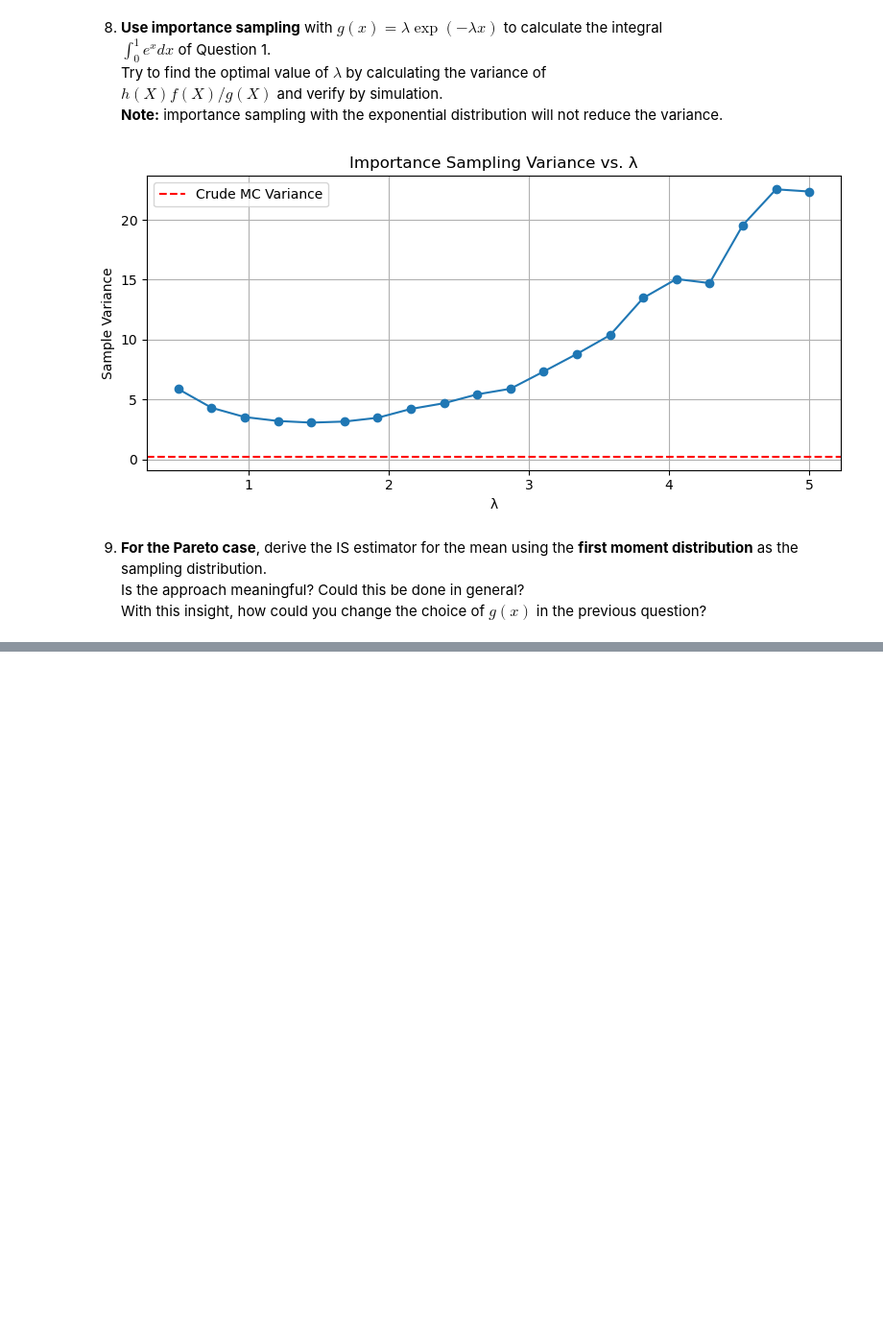
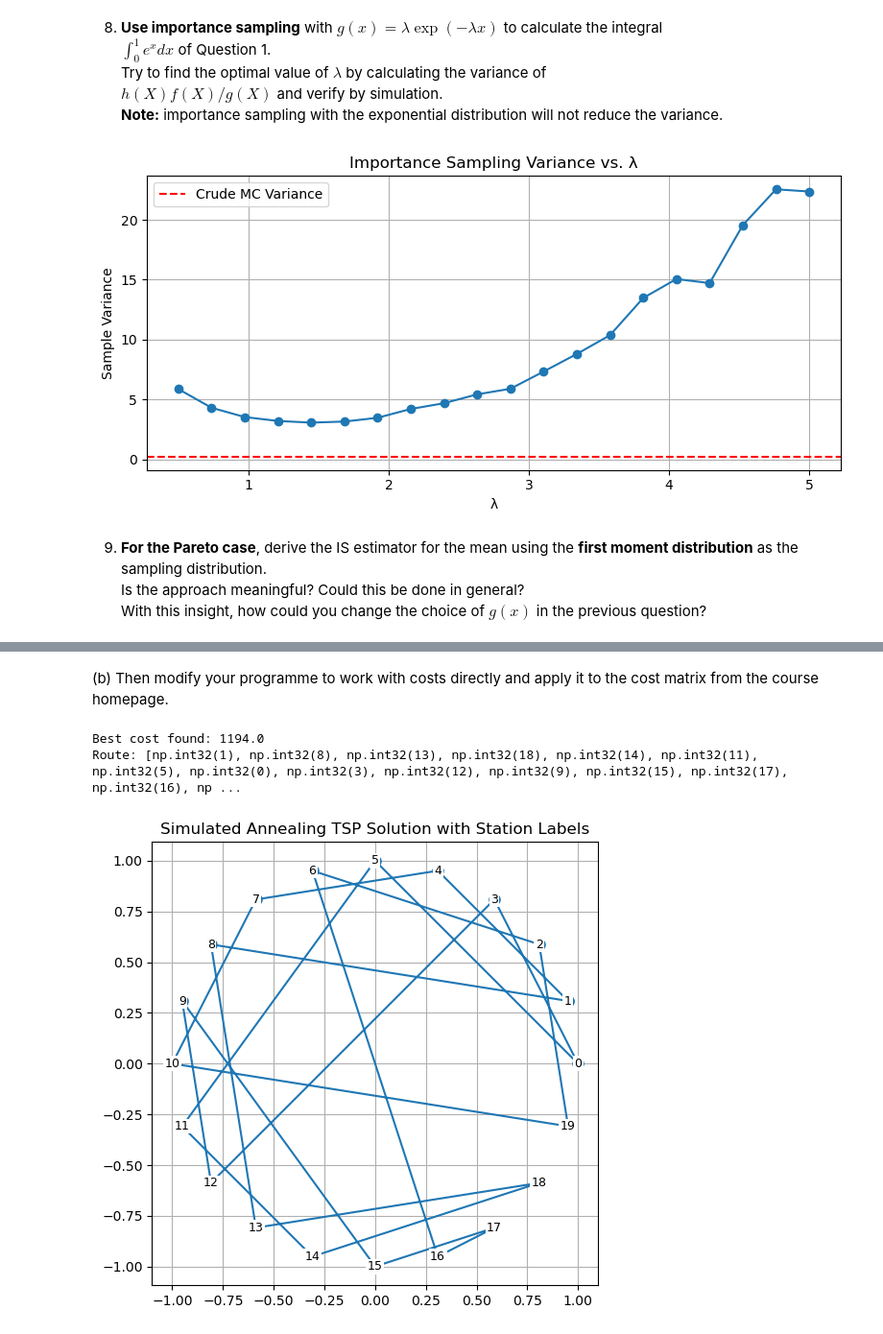
Before and after one commit to rikkeals/Stochastic_Simulation, a Jupyter notebook: Exercises.ipynb, the cells around one changed output, grey strips where cells are left out. Shown at 96% size. Saved outputs shown, nothing was run; the diff lists cells and outputs as text; code cells hidden in the pictures; blank space fills up the shorter version.

```diff
--- a/Exercises.ipynb
+++ b/Exercises.ipynb
@@ -1877,0 +1958,80 @@ plt.show()
+# %% [markdown]
+ (b) Then modify your programme to work with costs directly and apply it to the cost matrix from the course homepage.
+# %%
+import numpy as np
+import random
+import matplotlib.pyplot as plt
+
+random.seed(237)
+np.random.seed(237)
+
+
+# Load cost matrix from CSV
+cost_matrix = np.loadtxt(r'C:\Users\rikke\OneDrive - Danmarks Tekniske Universitet\Universitet\Kandidat - MMC\Stochastic Simulation\cost.csv', delimiter=',')
+
+def total_cost(route, cost_matrix):
+    cost = 0
+    for i in range(len(route)):
+        cost += cost_matrix[route[i], route[(i + 1) % len(route)]]
+    return cost
+
+def swap_two(route):
+    i, j = random.sample(range(len(route)), 2)
+    new_route = route.copy()
+    new_route[i], new_route[j] = new_route[j], new_route[i]
+    return new_route
+
+def simulated_annealing_cost(cost_matrix, iterations=10000):
+    n = cost_matrix.shape[0]
+    current_route = list(np.random.permutation(n))
+    current_cost = total_cost(current_route, cost_matrix)
+    best_route, best_cost = current_route[:], current_cost
+
+    for k in range(1, iterations + 1):
+        temperature = 1 / np.sqrt(1 + k)
+        proposal = swap_two(current_route)
+        proposal_cost = total_cost(proposal, cost_matrix)
+        delta = proposal_cost - current_cost
+
+        if delta < 0 or np.random.rand() < np.exp(-delta / temperature):
+            current_route, current_cost = proposal, proposal_cost
+            if current_cost < best_cost:
+                best_route, best_cost = current_route[:], current_cost
+
+    return best_route, best_cost
+
+def circular_positions(n):
+    angles = np.linspace(0, 2 * np.pi, n, endpoint=False)
+    return np.stack((np.cos(angles), np.sin(angles)), axis=1)
+
+def plot_route(route, positions):
+    ordered_positions = positions[route + [route[0]]]
+
+    plt.figure(figsize=(6, 6))
+    plt.plot(ordered_positions[:, 0], ordered_positions[:, 1], 'o-', markersize=8)
+
+    # Add labels to each station
+    for idx, station in enumerate(route):
+        x, y = positions[station]
+        plt.text(x, y, str(station), fontsize=9, ha='center', va='center',
+                 bbox=dict(facecolor='white', edgecolor='none', pad=1.0))
+
+    plt.title('Simulated Annealing TSP Solution with Station Labels')
+    plt.axis('equal')
+    plt.grid(True)
+    plt.show()
+
+
+
+# === Run example ===
+best_route, best_cost = simulated_annealing_cost(cost_matrix, iterations=5000)
+print("Best cost found:", best_cost)
+print("Route:", best_route)
+
+# Generate positions for visualization
+positions = circular_positions(len(cost_matrix))
+plot_route(best_route, positions)
+# %% [output]
+Best cost found: 1194.0
+Route: [np.int32(1), np.int32(8), np.int32(13), np.int32(18), np.int32(14), np.int32(11), np.int32(5), np.int32(0), np.int32(3), np.int32(12), np.int32(9), np.int32(15), np.int32(17), np.int32(16), np ...
+[figure, added]
```
Also changed, not shown: parts of 10 cells of this notebook.
